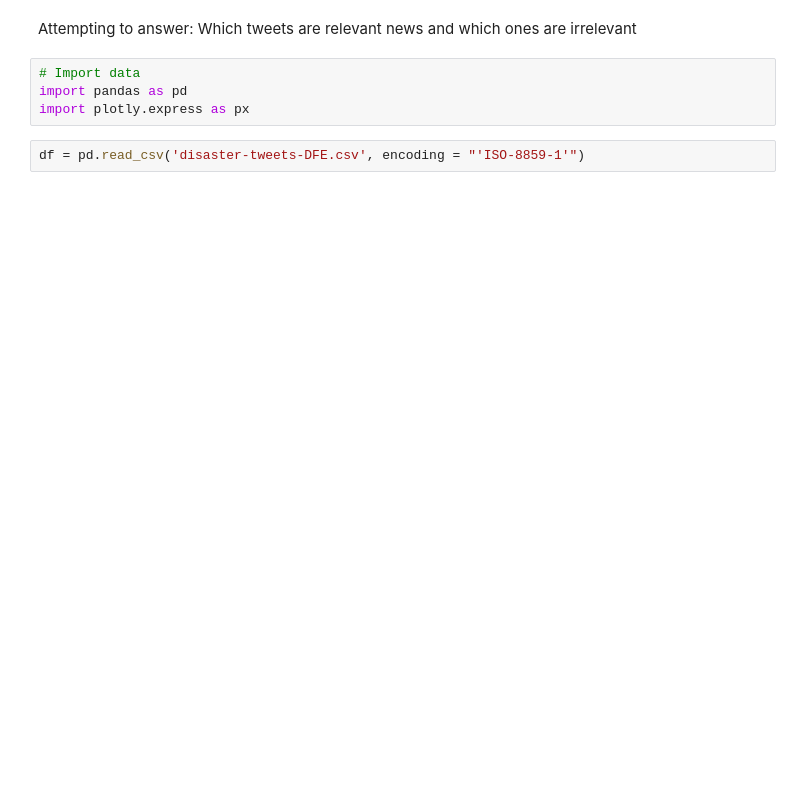
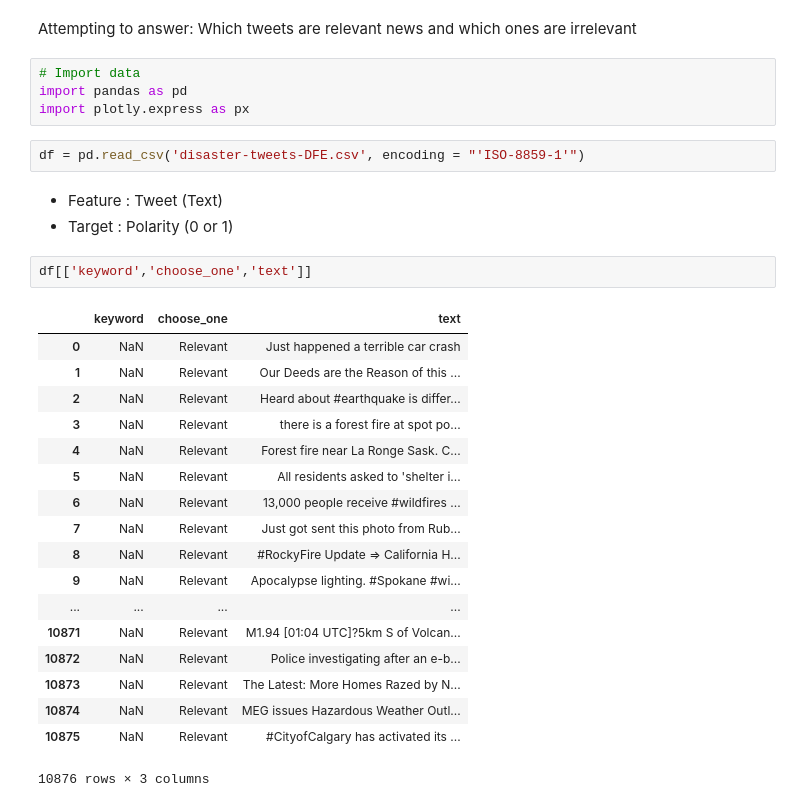
Before and after one commit to Rimab55/NLP_Disaster_Relief, a Jupyter notebook: NLP_disaster_tweets.ipynb, the cells around one changed output. Saved outputs shown, nothing was run; the diff lists cells and outputs as text; blank space fills up the shorter version.

```diff
--- a/NLP_disaster_tweets.ipynb
+++ b/NLP_disaster_tweets.ipynb
@@ -6,3 +6,27 @@ import pandas as pd
 import plotly.express as px
 # %%
 df = pd.read_csv('disaster-tweets-DFE.csv', encoding = "'ISO-8859-1'")
+# %% [markdown]
+- Feature : Tweet (Text)
+- Target : Polarity (0 or 1)
+# %%
+df[['keyword','choose_one','text']]
+# %% [output]
+|  | keyword | choose_one | text |
+| 0 | NaN | Relevant | Just happened a terrible car crash |
+| 1 | NaN | Relevant | Our Deeds are the Reason of this ... |
+| 2 | NaN | Relevant | Heard about #earthquake is differ... |
+| 3 | NaN | Relevant | there is a forest fire at spot po... |
+| 4 | NaN | Relevant | Forest fire near La Ronge Sask. C... |
+| 5 | NaN | Relevant | All residents asked to 'shelter i... |
+| 6 | NaN | Relevant | 13,000 people receive #wildfires ... |
+| 7 | NaN | Relevant | Just got sent this photo from Rub... |
+| 8 | NaN | Relevant | #RockyFire Update => California H... |
+| 9 | NaN | Relevant | Apocalypse lighting. #Spokane #wi... |
+| ... | ... | ... | ... |
+| 10871 | NaN | Relevant | M1.94 [01:04 UTC]?5km S of Volcan... |
+| 10872 | NaN | Relevant | Police investigating after an e-b... |
+| 10873 | NaN | Relevant | The Latest: More Homes Razed by N... |
+| 10874 | NaN | Relevant | MEG issues Hazardous Weather Outl... |
+| 10875 | NaN | Relevant | #CityofCalgary has activated its ... |
+10876 rows × 3 columns
```
Also changed, not shown: parts of 8 cells of this notebook.
